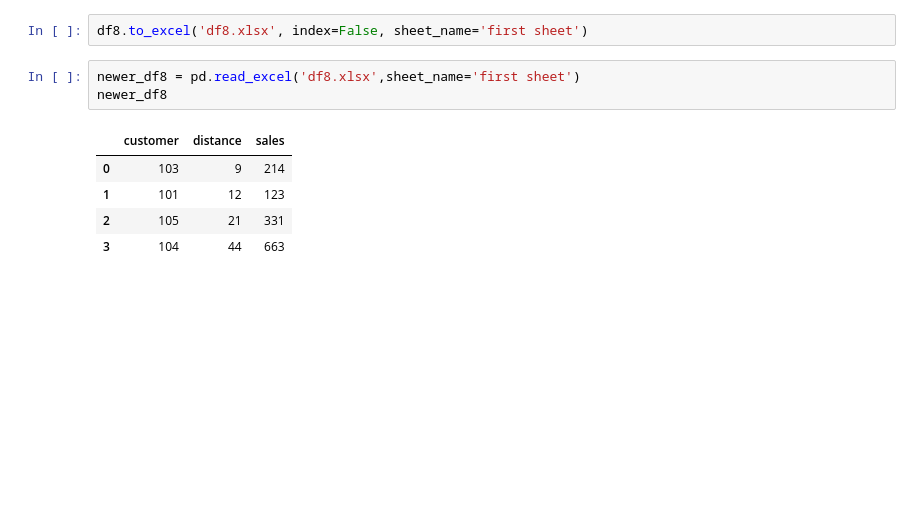
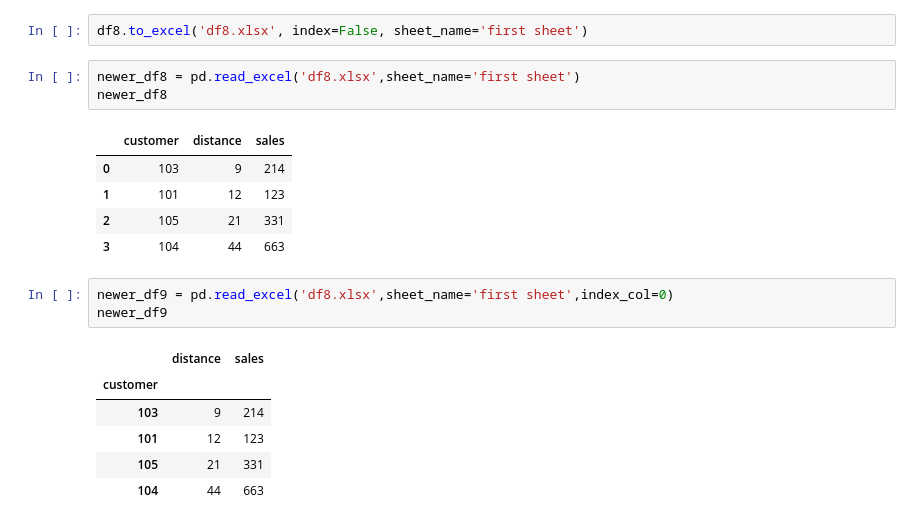
Before and after one commit to jagmeetmalhotra/aiml, a Jupyter notebook: Pandas.ipynb, the cells around one changed output. Cells and saved outputs as stored; diff of their text form; blank space fills up the shorter version.

```diff
--- a/Pandas.ipynb
+++ b/Pandas.ipynb
@@ -640,3 +640,13 @@ newer_df8
 | 1 | 101 | 12 | 123 |
 | 2 | 105 | 21 | 331 |
 | 3 | 104 | 44 | 663 |
+# %%
+newer_df9 = pd.read_excel('df8.xlsx',sheet_name='first sheet',index_col=0)
+newer_df9
+# %% [output]
+|  | distance | sales |
+| customer |  |  |
+| 103 | 9 | 214 |
+| 101 | 12 | 123 |
+| 105 | 21 | 331 |
+| 104 | 44 | 663 |
```
Also changed, not shown: 5 other files.
